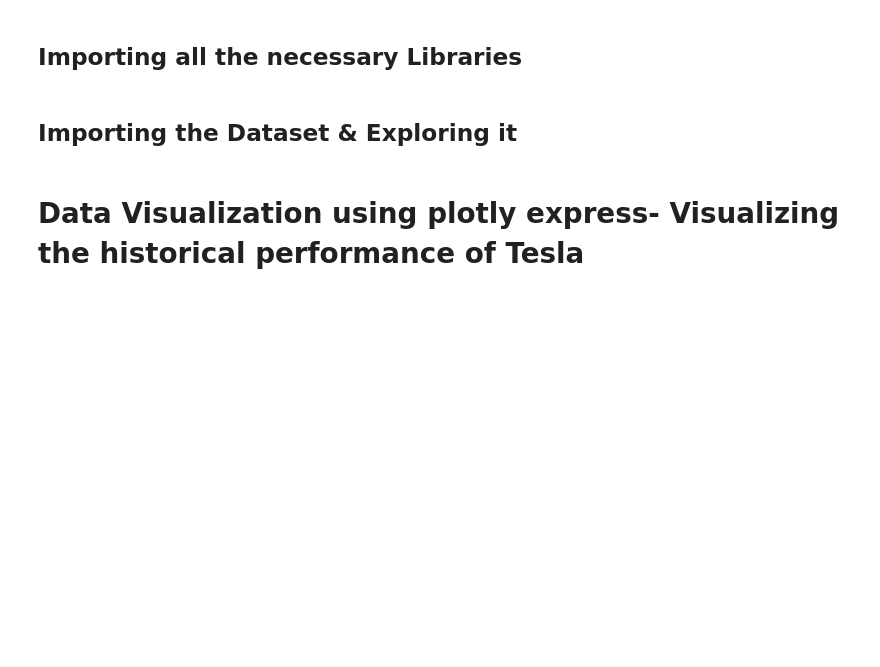
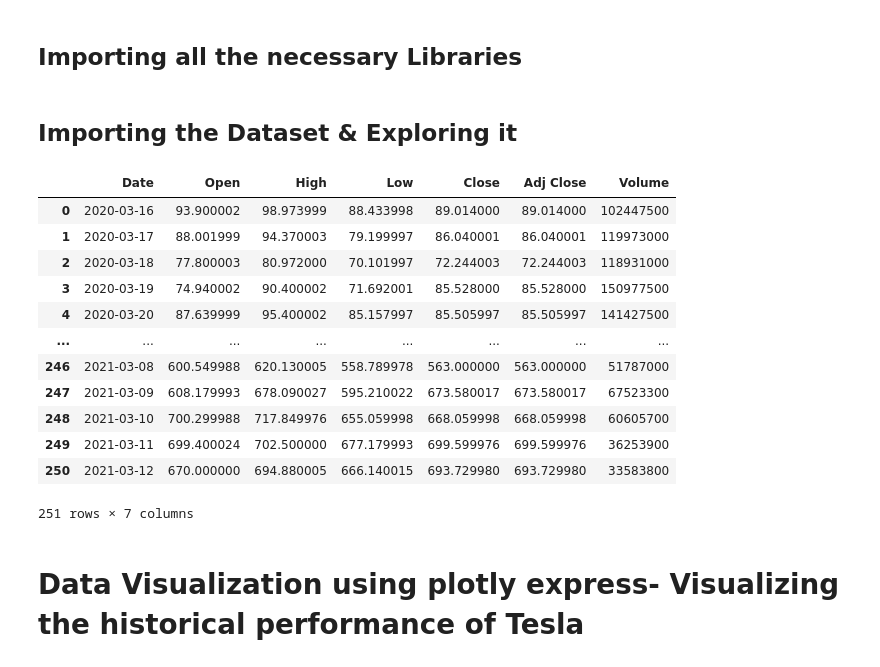
Before and after one commit to Vijeshnk/Stock_prediction, a Jupyter notebook: Tesla_stock_prediction.ipynb, the cells around one changed output. Drawn from its saved outputs; the diff is of its cells as text; code cells hidden in the pictures; blank space fills up the shorter version.

```diff
--- a/Tesla_stock_prediction.ipynb
+++ b/Tesla_stock_prediction.ipynb
@@ -22,8 +22,26 @@ from fbprophet import Prophet
  pio.renderers.default='colab'
 # %% [markdown]
 ## Importing the Dataset & Exploring it
+# %%
+df=pd.read_csv('TSLA.csv')
 # %%
 #read_csv function from pandas
+# %%
+df
+# %% [output]
+|  | Date | Open | High | Low | Close | Adj Close | Volume |
+| 0 | 2020-03-16 | 93.900002 | 98.973999 | 88.433998 | 89.014000 | 89.014000 | 102447500 |
+| 1 | 2020-03-17 | 88.001999 | 94.370003 | 79.199997 | 86.040001 | 86.040001 | 119973000 |
+| 2 | 2020-03-18 | 77.800003 | 80.972000 | 70.101997 | 72.244003 | 72.244003 | 118931000 |
+| 3 | 2020-03-19 | 74.940002 | 90.400002 | 71.692001 | 85.528000 | 85.528000 | 150977500 |
+| 4 | 2020-03-20 | 87.639999 | 95.400002 | 85.157997 | 85.505997 | 85.505997 | 141427500 |
+| ... | ... | ... | ... | ... | ... | ... | ... |
+| 246 | 2021-03-08 | 600.549988 | 620.130005 | 558.789978 | 563.000000 | 563.000000 | 51787000 |
+| 247 | 2021-03-09 | 608.179993 | 678.090027 | 595.210022 | 673.580017 | 673.580017 | 67523300 |
+| 248 | 2021-03-10 | 700.299988 | 717.849976 | 655.059998 | 668.059998 | 668.059998 | 60605700 |
+| 249 | 2021-03-11 | 699.400024 | 702.500000 | 677.179993 | 699.599976 | 699.599976 | 36253900 |
+| 250 | 2021-03-12 | 670.000000 | 694.880005 | 666.140015 | 693.729980 | 693.729980 | 33583800 |
+251 rows × 7 columns
 # %% [markdown]
 # Data Visualization using plotly express- Visualizing the historical performance of Tesla
 # %%
```
